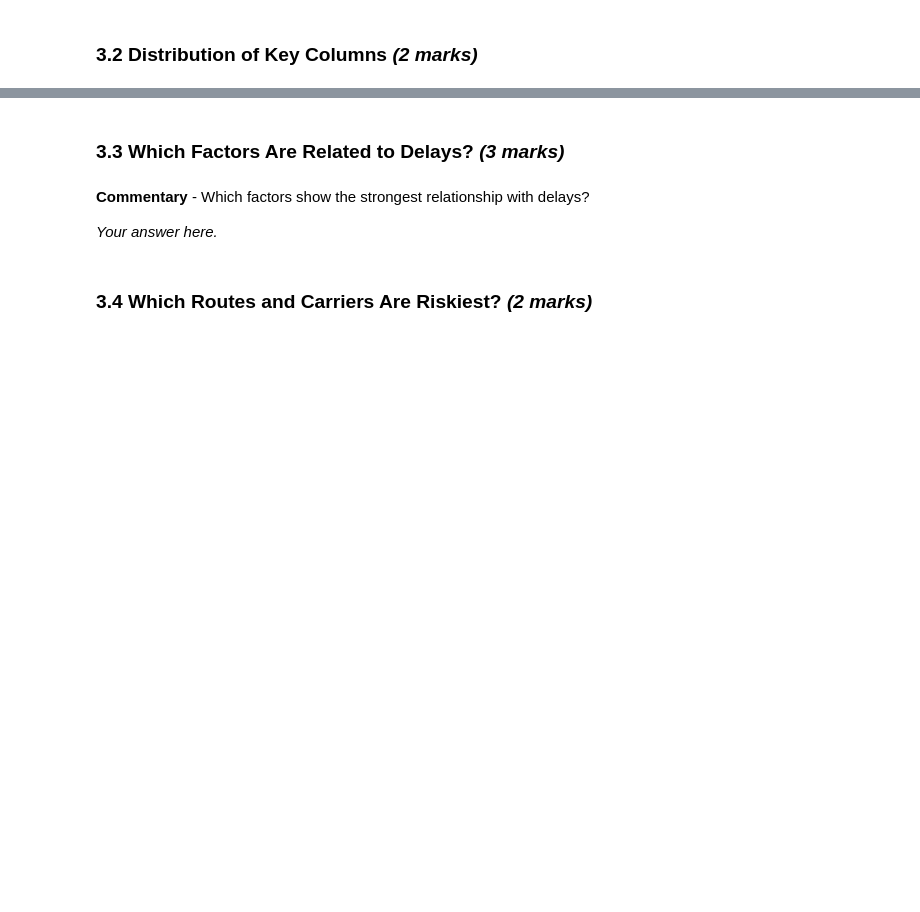
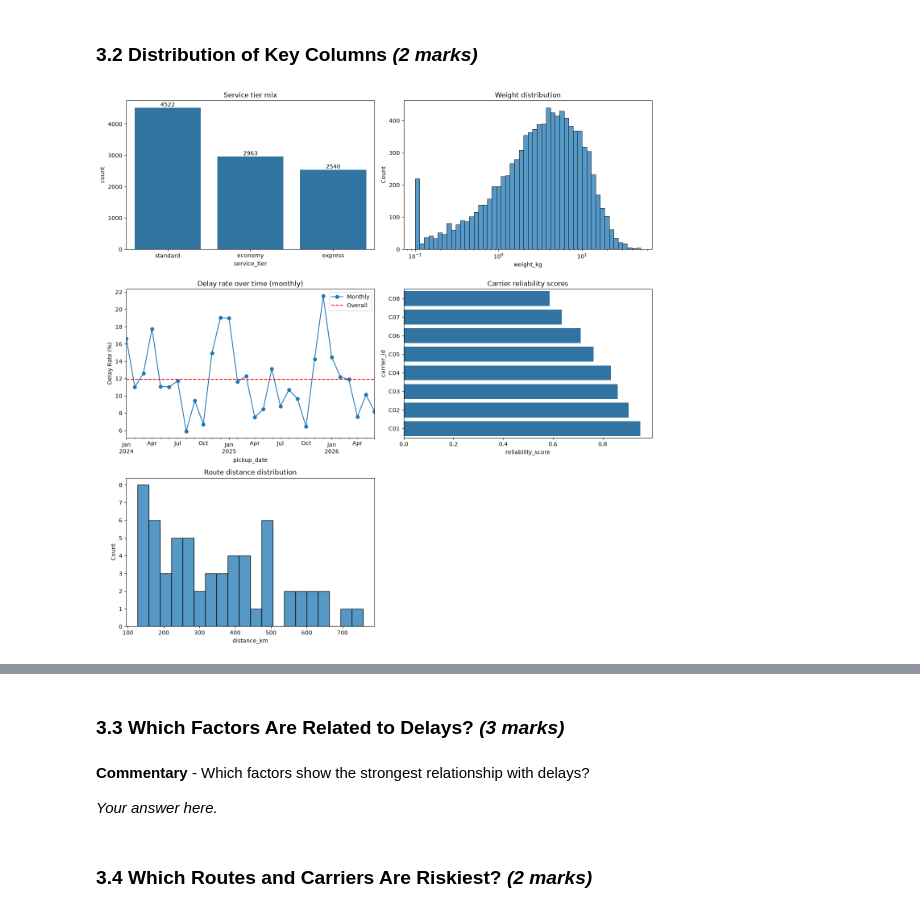
Before and after one commit to ThanhDiemNguyen/swiftroute-delivery-delay-prediction, a Jupyter notebook: notebooks/coursework.ipynb, the cells around one changed output, grey strips where cells are left out. Drawn from its saved outputs; the diff is of its cells as text; code cells hidden in the pictures; blank space fills up the shorter version.

Commit message:
add distribution plots

```diff
--- a/notebooks/coursework.ipynb
+++ b/notebooks/coursework.ipynb
@@ -134,8 +179,13 @@ check_dataset(data)
 # %%
 # *(2 marks)* Plot: service_tier mix, weight distribution, delay rate over time
 # (monthly), carrier reliability scores, route distance distribution.
 
 # Your code here
+from swiftroute.plots import  plot_key_distributions
+
+plot_key_distributions(data)
+# %% [output]
+[figure, added]
 # %% [markdown]
 **Commentary** - Two interesting observations.
 
```
Also changed, not shown: parts of 5 cells of this notebook, 2 other files.
